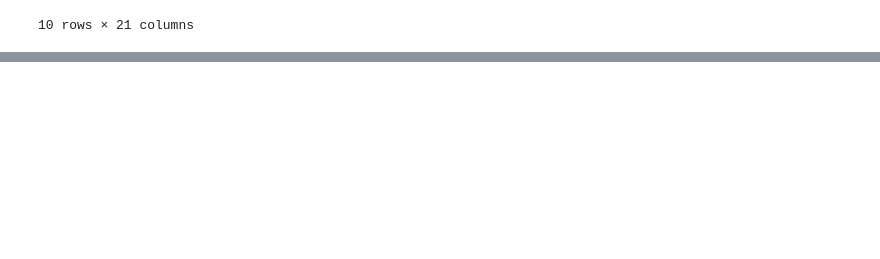
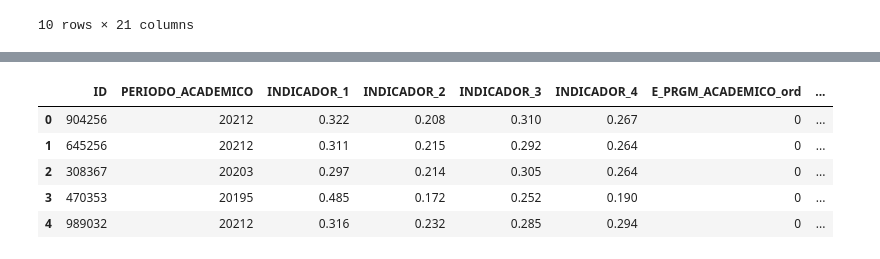
Before and after one commit to xjuandiego28/proyecto-modelos1-udea, a Jupyter notebook: 02 - preprocesado.ipynb, the cells around one changed output, grey strips where cells are left out. Cells and saved outputs as stored; diff of their text form; code cells hidden in the pictures; blank space fills up the shorter version.

Commit message:
Processed the conversion from categorial data to numerical data

```diff
--- a/02 - preprocesado.ipynb
+++ b/02 - preprocesado.ipynb
@@ -246,0 +251,94 @@ training_data.head(10)
+# %%
+if 'training_data' not in globals():
+    raise NameError("No encontré 'training_data' en memoria. Ejecuta la celda que carga los datos.")
+df = training_data.copy()
+print("Usando 'training_data' como df (shape):", df.shape)
+
+HIGH_CARD_THRESHOLD = 30
+RARE_THRESHOLD = 0.01
+
+def looks_ordinal(values):
+    vals = [str(v).strip().lower() for v in values if pd.notna(v)]
+    if not vals: return False
+    sample = " ".join(vals[:50])
+    keywords = ['menos','entre','más de','mas de','bajo','medio','alto','nivel','grado','estrato','rango',
+                'primaria','secundaria','pregrado','posgrado']
+    if any(k in sample for k in keywords):
+        return True
+    digit_frac = sum(1 for v in vals if re.search(r'\d', v)) / max(1, len(vals))
+    if digit_frac > 0.4:
+        return True
+    return False
+
+def to_onehot(arr):
+    vals = np.unique(arr)
+    idx = np.array([np.where(vals == v)[0][0] for v in arr])
+    return np.eye(len(vals))[idx].astype(int), vals
+
+def replace_column_with_onehot(df_slice, colname, fill_na_with='MISSING'):
+    d = df_slice.copy()
+    d[colname] = d[colname].fillna(fill_na_with)
+    mat, vals = to_onehot(d[colname].values)
+    names = [f"{colname}__{v}" for v in vals]
+    return pd.DataFrame(mat, columns=names, index=d.index)
+
+def freq_encode_col(series):
+    freq = series.value_counts(normalize=True)
+    return series.map(freq).fillna(0).values.reshape(-1,1)
+
+def parse_ordinal(col_series):
+    def p(x):
+        if pd.isna(x): return np.nan
+        s = str(x)
+        m = re.search(r'(\d+)', s)
+        if m:
+            try: return int(m.group(1))
+            except: return np.nan
+        return np.nan
+    return col_series.map(p)
+
+cat_cols = df.select_dtypes(include=['object','category']).columns.tolist()
+print("Categorical columns found:", len(cat_cols))
+
+df_work = df.copy()
+created_onehot_cols = []
+created_freq_cols = []
+created_ord_cols = []
+
+for c in cat_cols:
+    uniques = df_work[c].dropna().unique().tolist()
+    n_uniques = len(uniques)
+
+    if looks_ordinal(uniques):
+        col_ord_name = c + "_ord"
+        df_work[col_ord_name] = parse_ordinal(df_work[c])
+        if df_work[col_ord_name].isna().all():
+            order = uniques
+            mapping = {v:i+1 for i,v in enumerate(order)}
+            df_work[col_ord_name] = df_work[c].map(mapping).astype(float)
+        df_work[c + "_missing_flag"] = df_work[col_ord_name].isna().astype(int)
+        df_work[col_ord_name] = df_work[col_ord_name].fillna(0).astype(int)
+        created_ord_cols.append(col_ord_name)
+        df_work.drop(columns=[c], inplace=True)
+    else:
+        if n_uniques <= HIGH_CARD_THRESHOLD:
+            oh = replace_column_with_onehot(df_work[[c]].fillna("MISSING").copy(), c)
+            df_work = pd.concat([df_work.drop(columns=[c]), oh], axis=1)
+            created_onehot_cols += oh.columns.tolist()
+        else:
+            df_work[c + "_freqenc"] = freq_encode_col(df_work[c])
+            created_freq_cols.append(c + "_freqenc")
+            df_work.drop(columns=[c], inplace=True)
+
+print("\nTransformaciones aplicadas:")
+print("  ordinal cols created:", len(created_ord_cols))
+print("  one-hot cols created:", len(created_onehot_cols))
+print("  freq-encoded cols created:", len(created_freq_cols))
+print("Original shape:", df.shape, " --> Transformed shape:", df_work.shape)
+
+display(df_work.head())
+
+# export para uso posterior
+df_transformed = df_work.copy()
+print("\nVariable 'df_transformed' creada con shape:", df_transformed.shape)
+# %% [output]
@@ -246,0 +353,6 @@ training_data.head(10)
+|  | ID | PERIODO_ACADEMICO | INDICADOR_1 | INDICADOR_2 | INDICADOR_3 | INDICADOR_4 | E_PRGM_ACADEMICO_ord | ... |
+| 0 | 904256 | 20212 | 0.322 | 0.208 | 0.310 | 0.267 | 0 | ... |
+| 1 | 645256 | 20212 | 0.311 | 0.215 | 0.292 | 0.264 | 0 | ... |
+| 2 | 308367 | 20203 | 0.297 | 0.214 | 0.305 | 0.264 | 0 | ... |
+| 3 | 470353 | 20195 | 0.485 | 0.172 | 0.252 | 0.190 | 0 | ... |
+| 4 | 989032 | 20212 | 0.316 | 0.232 | 0.285 | 0.294 | 0 | ... |
```
Also changed, not shown: parts of 5 cells of this notebook, 1 other file.
